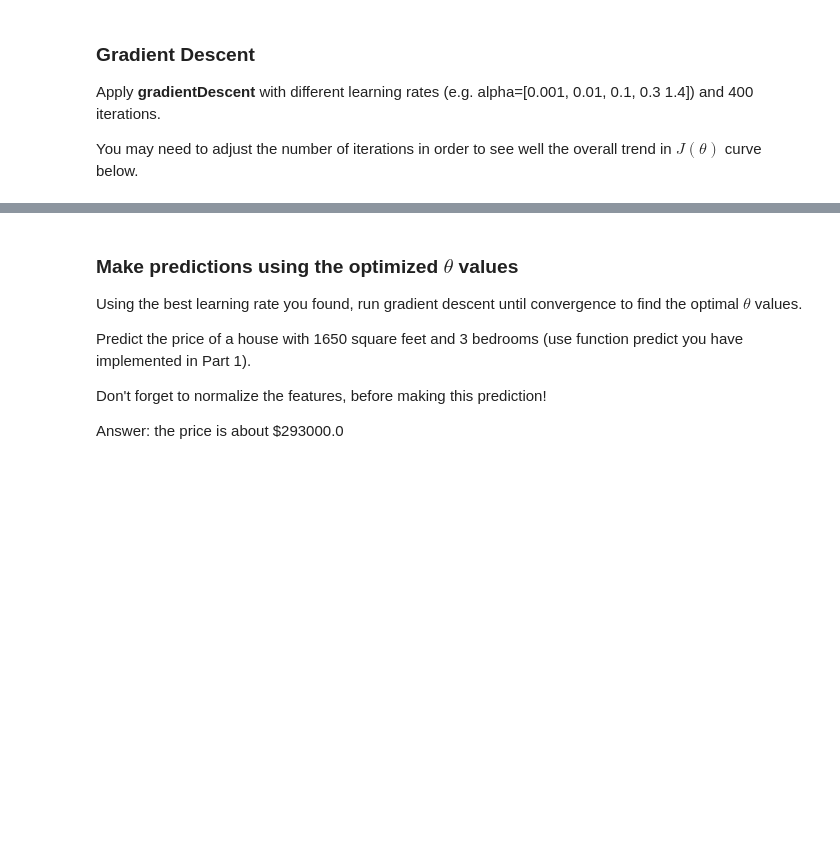
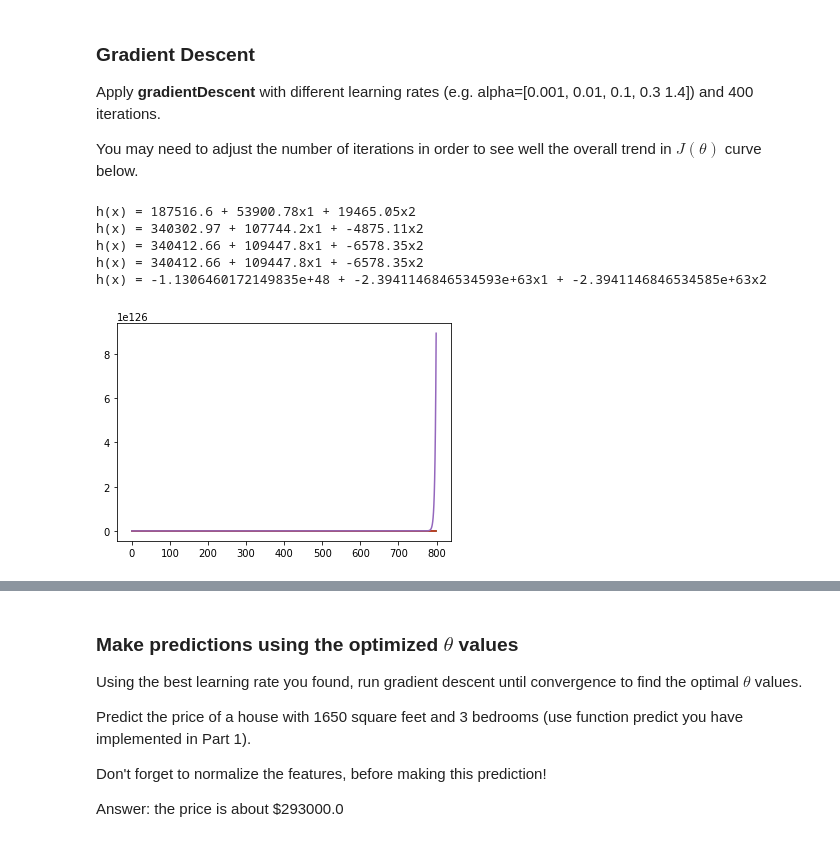
Before and after one commit to vascoalramos/taa, a Jupyter notebook: practical-labs/lab02/ML_LinReg.ipynb, the cells around one changed output, grey strips where cells are left out. Saved outputs shown, nothing was run; the diff lists cells and outputs as text; code cells hidden in the pictures; blank space fills up the shorter version.

```diff
--- a/practical-labs/lab02/ML_LinReg.ipynb
+++ b/practical-labs/lab02/ML_LinReg.ipynb
@@ -330,11 +351,19 @@ Apply **gradientDescent** with different learning rates (e.g. alpha=[0.001, 0.01
 You may need to adjust the number of iterations in order to see well the overall trend in $J(\theta)$ curve below.
 # %%
 # Inicialize theta2 = 0
-theta2 = np.zeros((3,1))
 alpha2 = [0.001, 0.01, 0.1, 0.3, 1.4]
-theta2, J_history2 = gradientDescent(X2, y2, theta2, 0.01, 800)
-print("h(x) = "+str(round(theta2[0,0],2))+" + "+str(round(theta2[1,0],2))+"x1 + "+str(round(theta2[2,0],2))+"x2")
-# ASK THE TEACHER HOW???
+for aplha in alpha2:
+    theta2 = np.zeros((3,1))
+    theta2, J_history2 = gradientDescent(X2, y2, theta2, aplha, 800)
+    print("h(x) = "+str(round(theta2[0,0],2))+" + "+str(round(theta2[1,0],2))+"x1 + "+str(round(theta2[2,0],2))+"x2")
+    plt.plot(J_history2)
+# %% [output]
+h(x) = 187516.6 + 53900.78x1 + 19465.05x2
+h(x) = 340302.97 + 107744.2x1 + -4875.11x2
+h(x) = 340412.66 + 109447.8x1 + -6578.35x2
+h(x) = 340412.66 + 109447.8x1 + -6578.35x2
+h(x) = -1.1306460172149835e+48 + -2.3941146846534593e+63x1 + -2.3941146846534585e+63x2
+[figure, added]
 # %% [markdown]
 ### Visualising the Cost Function $J(\theta)$
 
```
Also changed, not shown: parts of 5 cells of this notebook, 9 other files.
